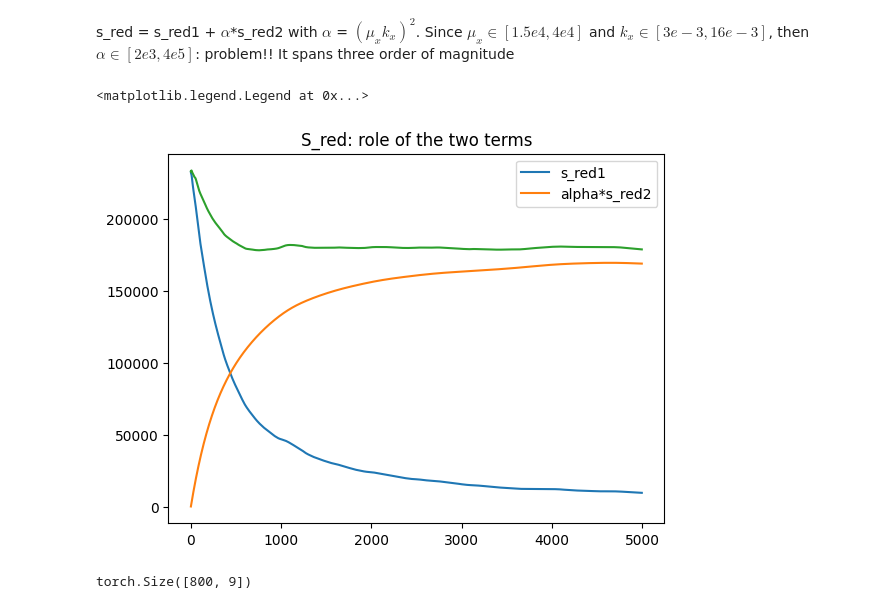
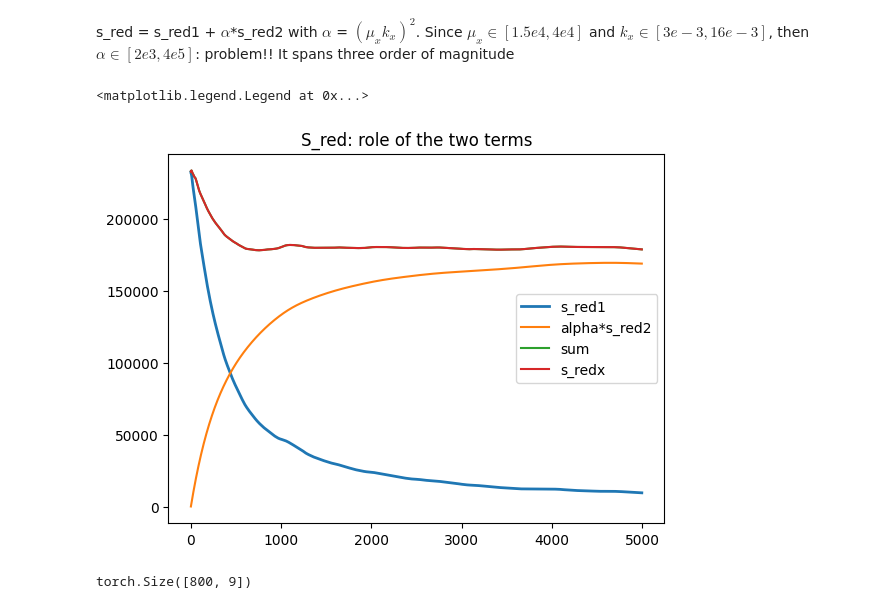
Before and after one commit to jacopocarotenuto/SBI_RedBloodCells, a Jupyter notebook: results.ipynb, the cells around one changed output. Cells and saved outputs as stored; diff of their text form; code cells hidden in the pictures.

Commit message:
correct the factor alpha in s_redx

```diff
--- a/results.ipynb
+++ b/results.ipynb
@@ -102,15 +110,15 @@ s_red = s_red1 + $\alpha$\*s_red2   with $\alpha$ = $(\mu_x k_x)^2$. Since $\mu_
 # %%
 plt.title("S_red: role of the two terms")
 #plt.xlim(0, 1000)
-plt.plot(summary_stats["s_red1"], label="s_red1")
+plt.plot(summary_stats["s_red1"], label="s_red1", lw=2)
 alpha = 1e4
-plt.plot(alpha*summary_stats["s_red2"], label="alpha*s_red2")
-plt.plot(summary_stats["s_red1"] + alpha*summary_stats["s_red2"])
-#plt.plot(summary_stats["s_redx"])
+plt.plot(summary_stats["s_red2"], label="alpha*s_red2")
+plt.plot(summary_stats["s_red1"] + summary_stats["s_red2"], label="sum")
+plt.plot(summary_stats["s_redx"], label="s_redx")
 plt.legend()
 # %% [output]
 <matplotlib.legend.Legend at 0x...>
-[figure, old version]
+[figure, new version]
 # %%
 theta_torch = theta.to(torch.float32)
 s = s.to(torch.float32)
```
Also changed, not shown: parts of 3 cells of this notebook, 1 other file.
